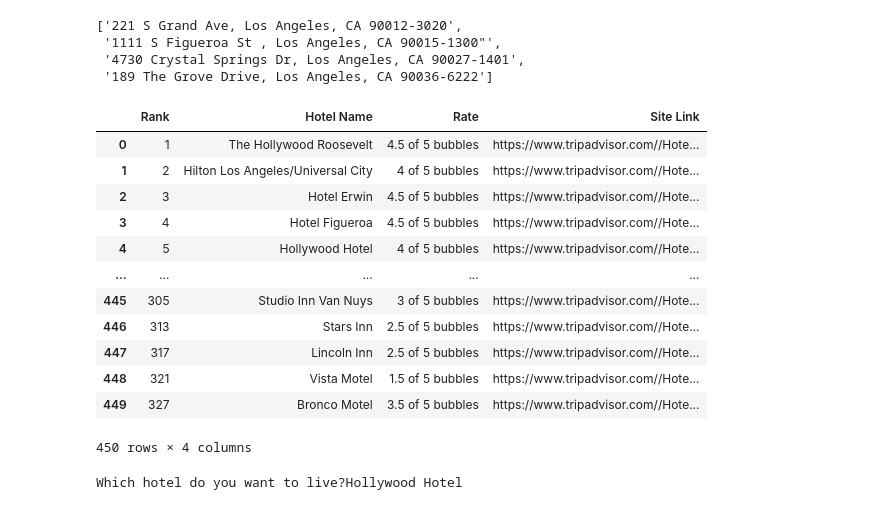
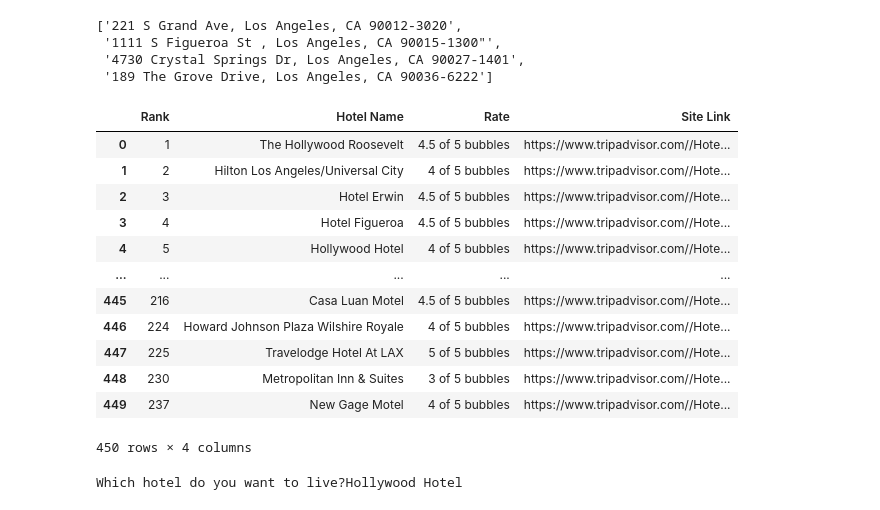
Before and after one commit to jren99/pic16b_project_LA_Travel_Planner, a Jupyter notebook: route-visualization.ipynb, the cells around one changed output. Saved outputs shown, nothing was run; the diff lists cells and outputs as text; code cells hidden in the pictures.

```diff
--- a/route-visualization.ipynb
+++ b/route-visualization.ipynb
@@ -149,21 +81,22 @@ for site in hotel_link:
-# %%
-data = {"Rank": rank[:450], "Hotel Name": hotel_name[:450], "Rate": rate_score[:450], "Site Link": hotel_link_update[:450]}
-hotels = pd.DataFrame.from_dict(data)
-hotels
-# %% [output]
-|  | Rank | Hotel Name | Rate | Site Link |
-| 0 | 1 | The Hollywood Roosevelt | 4.5 of 5 bubbles | https://www.tripadvisor.com//Hote... |
-| 1 | 2 | Hilton Los Angeles/Universal City | 4 of 5 bubbles | https://www.tripadvisor.com//Hote... |
-| 2 | 3 | Hotel Erwin | 4.5 of 5 bubbles | https://www.tripadvisor.com//Hote... |
-| 3 | 4 | Hotel Figueroa | 4.5 of 5 bubbles | https://www.tripadvisor.com//Hote... |
-| 4 | 5 | Hollywood Hotel | 4 of 5 bubbles | https://www.tripadvisor.com//Hote... |
-| ... | ... | ... | ... | ... |
-| 445 | 305 | Studio Inn Van Nuys | 3 of 5 bubbles | https://www.tripadvisor.com//Hote... |
-| 446 | 313 | Stars Inn | 2.5 of 5 bubbles | https://www.tripadvisor.com//Hote... |
-| 447 | 317 | Lincoln Inn | 2.5 of 5 bubbles | https://www.tripadvisor.com//Hote... |
-| 448 | 321 | Vista Motel | 1.5 of 5 bubbles | https://www.tripadvisor.com//Hote... |
-| 449 | 327 | Bronco Motel | 3.5 of 5 bubbles | https://www.tripadvisor.com//Hote... |
-450 rows × 4 columns
+# %%
+# Hotels dataframe
+hotels = pd.read_csv("450_hotel.csv")
+hotels = hotels.drop('Unnamed: 0', 1)
+hotels
+# %% [output]
+|  | Rank | Hotel Name | Rate | Site Link |
+| 0 | 1 | The Hollywood Roosevelt | 4.5 of 5 bubbles | https://www.tripadvisor.com//Hote... |
+| 1 | 2 | Hilton Los Angeles/Universal City | 4 of 5 bubbles | https://www.tripadvisor.com//Hote... |
+| 2 | 3 | Hotel Erwin | 4.5 of 5 bubbles | https://www.tripadvisor.com//Hote... |
+| 3 | 4 | Hotel Figueroa | 4.5 of 5 bubbles | https://www.tripadvisor.com//Hote... |
+| 4 | 5 | Hollywood Hotel | 4 of 5 bubbles | https://www.tripadvisor.com//Hote... |
+| ... | ... | ... | ... | ... |
+| 445 | 216 | Casa Luan Motel | 4.5 of 5 bubbles | https://www.tripadvisor.com//Hote... |
+| 446 | 224 | Howard Johnson Plaza Wilshire Royale | 4 of 5 bubbles | https://www.tripadvisor.com//Hote... |
+| 447 | 225 | Travelodge Hotel At LAX | 5 of 5 bubbles | https://www.tripadvisor.com//Hote... |
+| 448 | 230 | Metropolitan Inn & Suites | 3 of 5 bubbles | https://www.tripadvisor.com//Hote... |
+| 449 | 237 | New Gage Motel | 4 of 5 bubbles | https://www.tripadvisor.com//Hote... |
+450 rows × 4 columns
 # %%
 hotel_want_to_go_name = str(input("Which hotel do you want to live?"))
 hotel_visit_html = hotel_scraper.visit_hotel(hotels, hotel_want_to_go_name)
```
Also changed, not shown: parts of 53 cells of this notebook.
